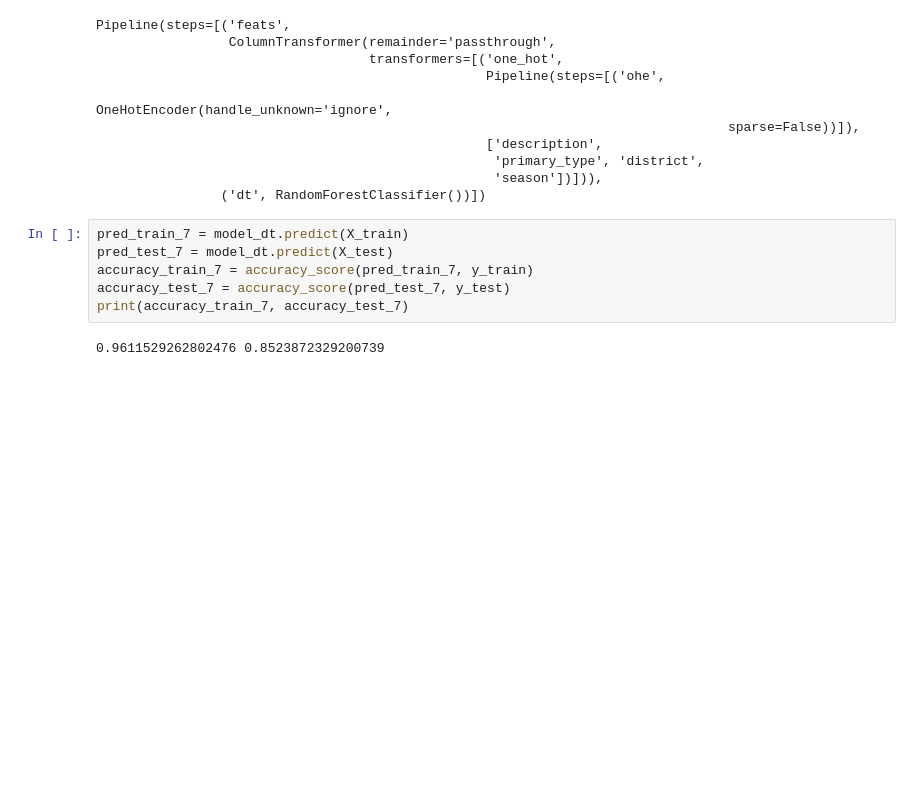
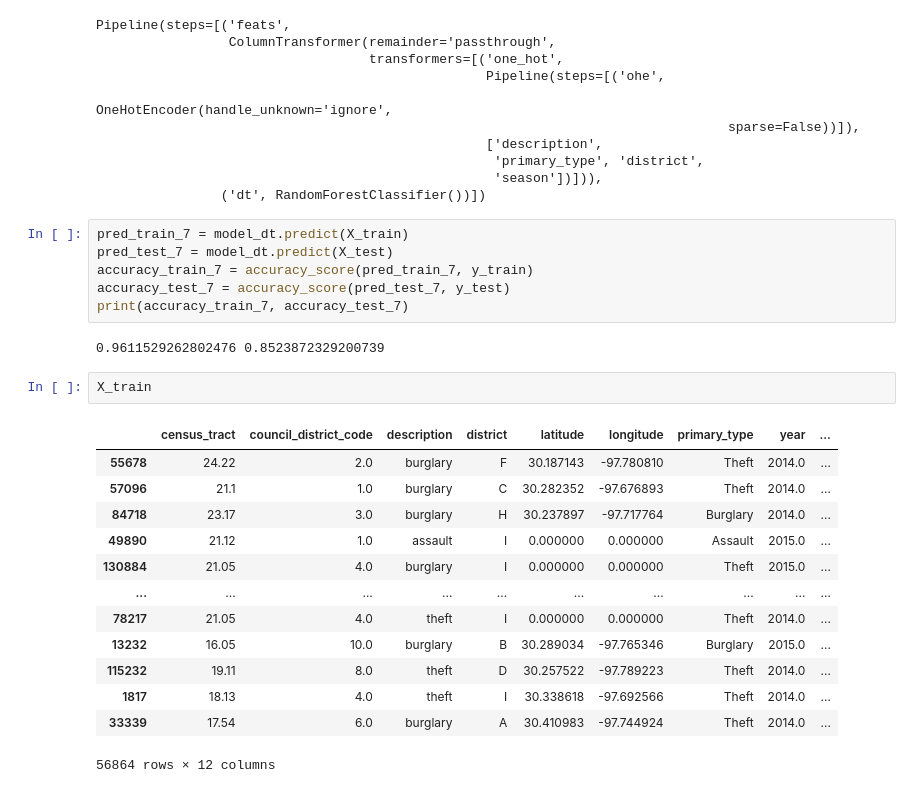
Before and after one commit to COGS118A/Group042-Sp22, a Jupyter notebook: FinalProject_group042-Copy.ipynb, the cells around one changed output. Saved outputs shown, nothing was run; the diff lists cells and outputs as text; blank space fills up the shorter version.

```diff
--- a/FinalProject_group042-Copy.ipynb
+++ b/FinalProject_group042-Copy.ipynb
@@ -757,3 +757,19 @@ accuracy_test_7 = accuracy_score(pred_test_7, y_test)
 print(accuracy_train_7, accuracy_test_7)
 # %% [output]
 0.9611529262802476 0.8523872329200739
+# %%
+X_train
+# %% [output]
+|  | census_tract | council_district_code | description | district | latitude | longitude | primary_type | year | ... |
+| 55678 | 24.22 | 2.0 | burglary | F | 30.187143 | -97.780810 | Theft | 2014.0 | ... |
+| 57096 | 21.1 | 1.0 | burglary | C | 30.282352 | -97.676893 | Theft | 2014.0 | ... |
+| 84718 | 23.17 | 3.0 | burglary | H | 30.237897 | -97.717764 | Burglary | 2014.0 | ... |
+| 49890 | 21.12 | 1.0 | assault | I | 0.000000 | 0.000000 | Assault | 2015.0 | ... |
+| 130884 | 21.05 | 4.0 | burglary | I | 0.000000 | 0.000000 | Theft | 2015.0 | ... |
+| ... | ... | ... | ... | ... | ... | ... | ... | ... | ... |
+| 78217 | 21.05 | 4.0 | theft | I | 0.000000 | 0.000000 | Theft | 2014.0 | ... |
+| 13232 | 16.05 | 10.0 | burglary | B | 30.289034 | -97.765346 | Burglary | 2015.0 | ... |
+| 115232 | 19.11 | 8.0 | theft | D | 30.257522 | -97.789223 | Theft | 2014.0 | ... |
+| 1817 | 18.13 | 4.0 | theft | I | 30.338618 | -97.692566 | Theft | 2014.0 | ... |
+| 33339 | 17.54 | 6.0 | burglary | A | 30.410983 | -97.744924 | Theft | 2014.0 | ... |
+56864 rows × 12 columns
```
Also changed, not shown: parts of 3 cells of this notebook.
